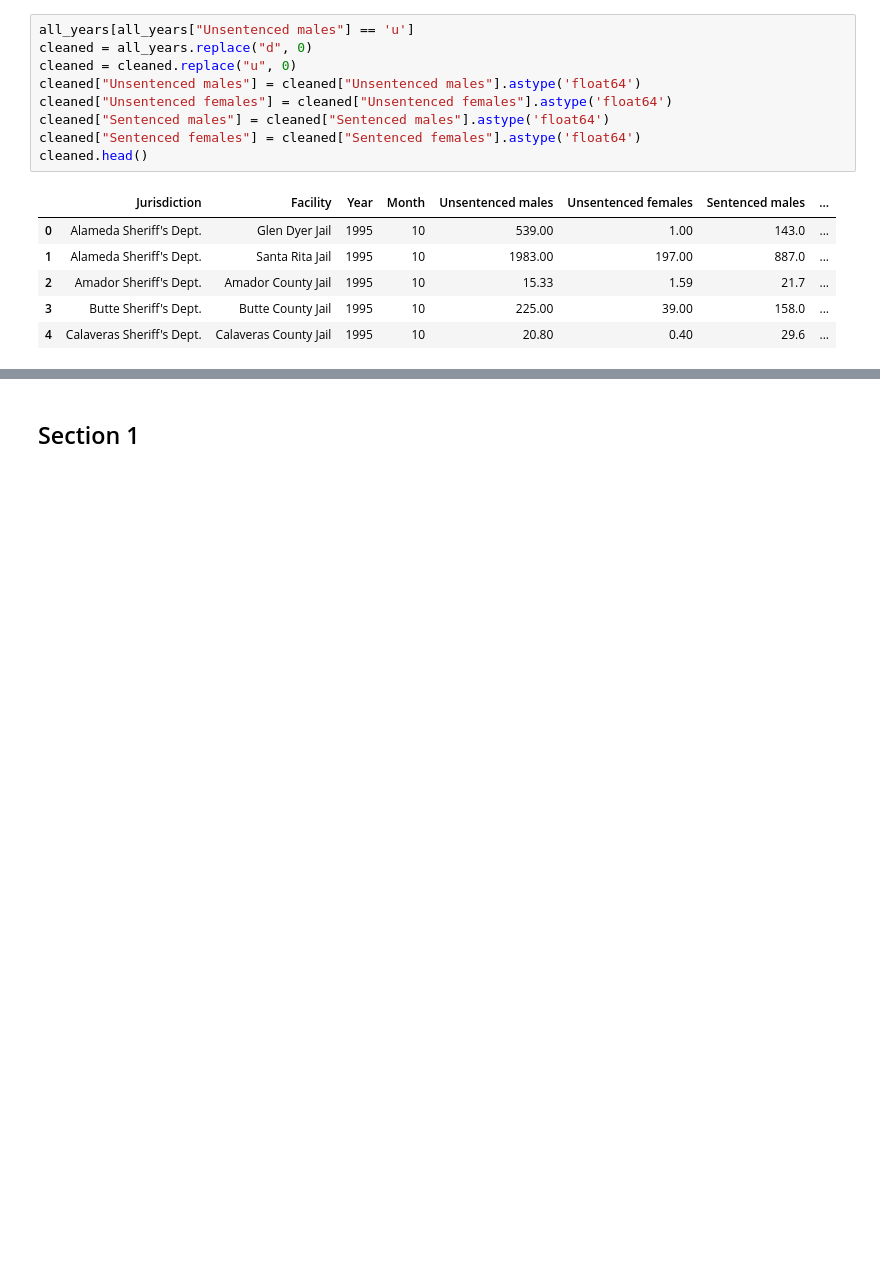
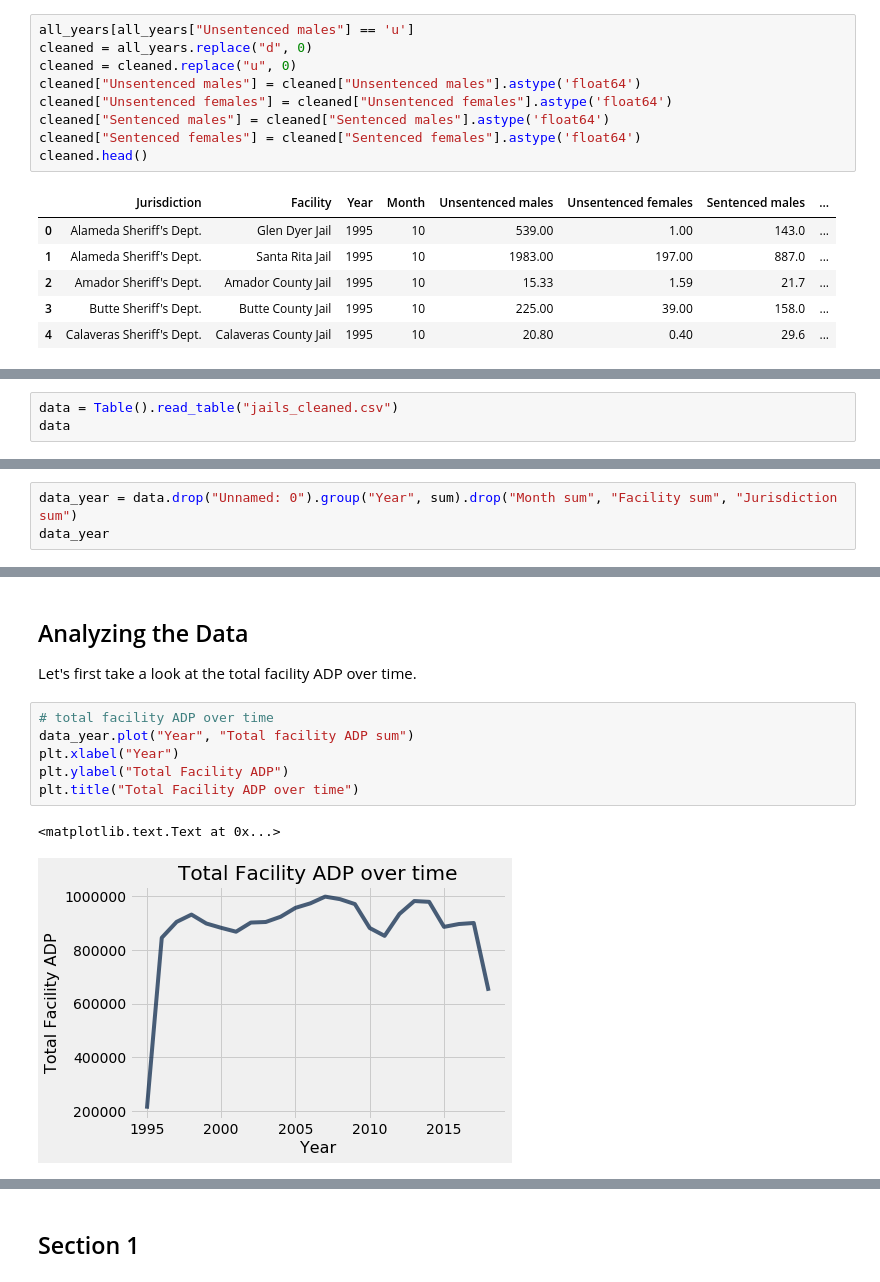
Before and after one commit to ds-modules/ES-21AC-SP19, a Jupyter notebook: Jails.ipynb, the cells around one changed output, grey strips where cells are left out. Cells and saved outputs as stored; diff of their text form; blank space fills up the shorter version.

Commit message:
use datascience package and visualization variations

```diff
--- a/Jails.ipynb
+++ b/Jails.ipynb
@@ -124,0 +134,3 @@ cleaned.head()
+# %%
+data = Table().read_table("jails_cleaned.csv")
+data
@@ -124,0 +150,3 @@ cleaned.head()
+# %%
+data_year = data.drop("Unnamed: 0").group("Year", sum).drop("Month sum", "Facility sum", "Jurisdiction sum")
+data_year
@@ -124,0 +166,12 @@ cleaned.head()
+# %% [markdown]
+## Analyzing the Data
+Let's first take a look at the total facility ADP over time.
+# %%
+# total facility ADP over time
+data_year.plot("Year", "Total facility ADP sum")
+plt.xlabel("Year")
+plt.ylabel("Total Facility ADP")
+plt.title("Total Facility ADP over time")
+# %% [output]
+<matplotlib.text.Text at 0x...>
+[figure, added]
```
Also changed, not shown: parts of 35 cells of this notebook, 1 other file.
